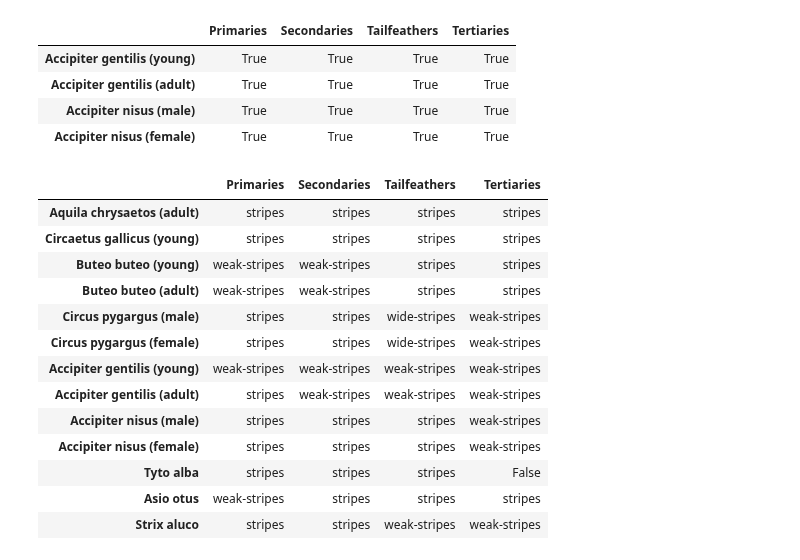
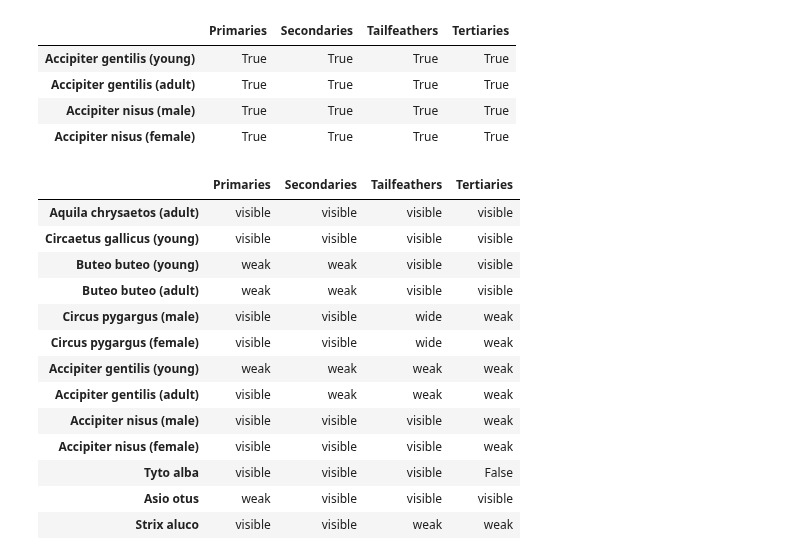
Before and after one commit to Maciej-GBS/SBC, a Jupyter notebook: knowledge/data-analysis.ipynb, the cells around one changed output. Saved outputs shown, nothing was run; the diff lists cells and outputs as text; code cells hidden in the pictures.

```diff
--- a/knowledge/data-analysis.ipynb
+++ b/knowledge/data-analysis.ipynb
@@ -673,28 +673,29 @@ def to_stripe(serie):
         if not pd.isna(s):
             aux += [clr for clr in s.split(' ') if 'stripes' in clr]
     s_order = {'weak-stripes':0, 'stripes':1, 'wide-stripes':2}
-    order_s = {0:'weak-stripes', 1:'stripes', 2:'wide-stripes'}
+    order_s = {0:'weak', 1:'visible', 2:'wide'}
     if len(aux) > 0:
         return order_s[int(np.mean([s_order[x] for x in aux]))]
     else:
         return False
 # %%
-pd.DataFrame({i:{c:to_stripe(stripes.loc[i,c]) for c in stripes.columns.levels[0]} for i in stripes.index}).transpose()
+stripes = pd.DataFrame({i:{c:to_stripe(stripes.loc[i,c]) for c in stripes.columns.levels[0]} for i in stripes.index}).transpose()
+stripes
 # %% [output]
 |  | Primaries | Secondaries | Tailfeathers | Tertiaries |
-| Aquila chrysaetos (adult) | stripes | stripes | stripes | stripes |
-| Circaetus gallicus (young) | stripes | stripes | stripes | stripes |
-| Buteo buteo (young) | weak-stripes | weak-stripes | stripes | stripes |
-| Buteo buteo (adult) | weak-stripes | weak-stripes | stripes | stripes |
-| Circus pygargus (male) | stripes | stripes | wide-stripes | weak-stripes |
-| Circus pygargus (female) | stripes | stripes | wide-stripes | weak-stripes |
-| Accipiter gentilis (young) | weak-stripes | weak-stripes | weak-stripes | weak-stripes |
-| Accipiter gentilis (adult) | stripes | weak-stripes | weak-stripes | weak-stripes |
-| Accipiter nisus (male) | stripes | stripes | stripes | weak-stripes |
-| Accipiter nisus (female) | stripes | stripes | stripes | weak-stripes |
-| Tyto alba | stripes | stripes | stripes | False |
-| Asio otus | weak-stripes | stripes | stripes | stripes |
-| Strix aluco | stripes | stripes | weak-stripes | weak-stripes |
+| Aquila chrysaetos (adult) | visible | visible | visible | visible |
+| Circaetus gallicus (young) | visible | visible | visible | visible |
+| Buteo buteo (young) | weak | weak | visible | visible |
+| Buteo buteo (adult) | weak | weak | visible | visible |
+| Circus pygargus (male) | visible | visible | wide | weak |
+| Circus pygargus (female) | visible | visible | wide | weak |
+| Accipiter gentilis (young) | weak | weak | weak | weak |
+| Accipiter gentilis (adult) | visible | weak | weak | weak |
+| Accipiter nisus (male) | visible | visible | visible | weak |
+| Accipiter nisus (female) | visible | visible | visible | weak |
+| Tyto alba | visible | visible | visible | False |
+| Asio otus | weak | visible | visible | visible |
+| Strix aluco | visible | visible | weak | weak |
 # %%
 f = open('out.clp', 'w')
 for i in stripes.index:
```
Also changed, not shown: parts of 2 cells of this notebook, 1 other file.
